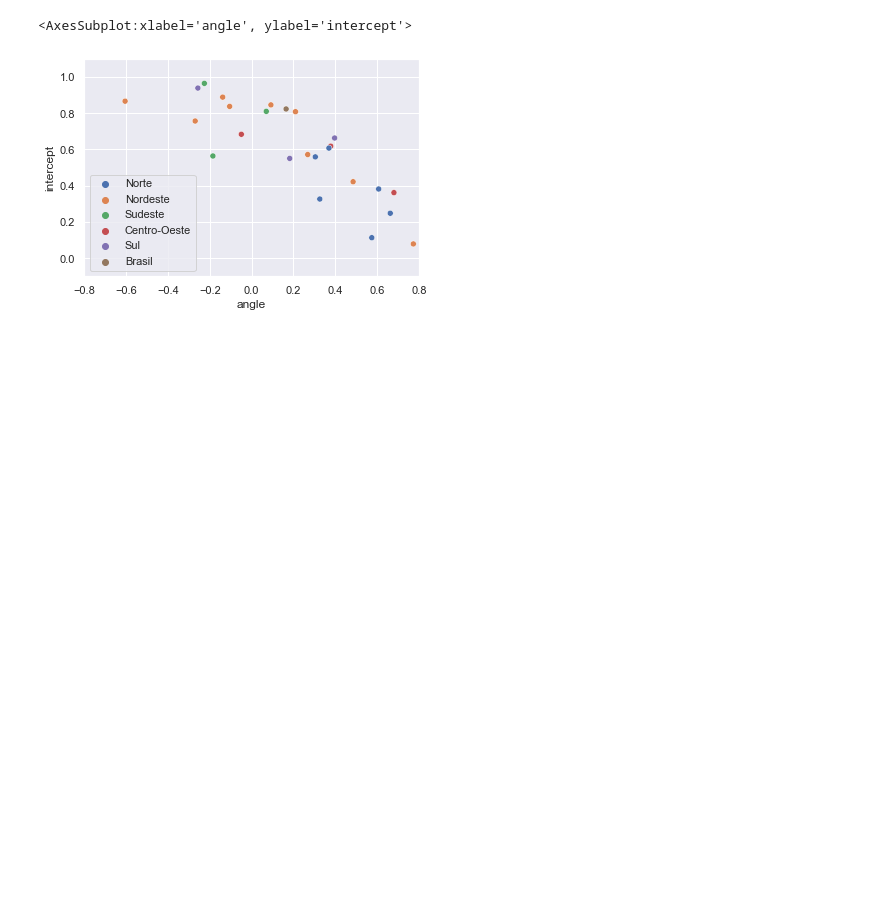
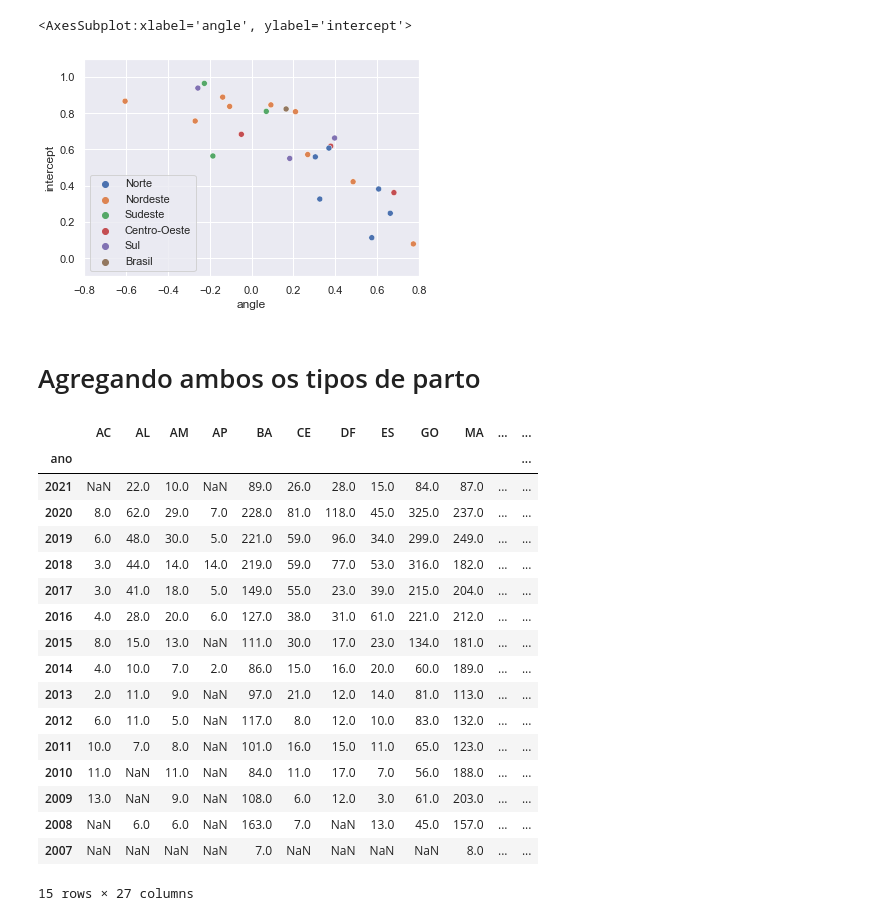
Before and after one commit to lucaslopes/gestantes, a Jupyter notebook: notebook.ipynb, the cells around one changed output. Saved outputs shown, nothing was run; the diff lists cells and outputs as text; code cells hidden in the pictures; blank space fills up the shorter version.

```diff
--- a/notebook.ipynb
+++ b/notebook.ipynb
@@ -187,3 +187,5 @@ plot_scatter(params_regiao_cesariano)
 # %% [output]
 <AxesSubplot:xlabel='angle', ylabel='intercept'>
 [figure]
+# %% [markdown]
+# Agregando ambos os tipos de parto
@@ -189,0 +208,22 @@ plot_scatter(params_regiao_cesariano)
+# %%
+i = 6
+pd.read_csv(f'data/xz/uf_ano_ambos_c{i}.csv.xz', index_col=0)
+# %% [output]
+|  | AC | AL | AM | AP | BA | CE | DF | ES | GO | MA | ... | ... |
+| ano |  |  |  |  |  |  |  |  |  |  |  | ... |
+| 2021 | NaN | 22.0 | 10.0 | NaN | 89.0 | 26.0 | 28.0 | 15.0 | 84.0 | 87.0 | ... | ... |
+| 2020 | 8.0 | 62.0 | 29.0 | 7.0 | 228.0 | 81.0 | 118.0 | 45.0 | 325.0 | 237.0 | ... | ... |
+| 2019 | 6.0 | 48.0 | 30.0 | 5.0 | 221.0 | 59.0 | 96.0 | 34.0 | 299.0 | 249.0 | ... | ... |
+| 2018 | 3.0 | 44.0 | 14.0 | 14.0 | 219.0 | 59.0 | 77.0 | 53.0 | 316.0 | 182.0 | ... | ... |
+| 2017 | 3.0 | 41.0 | 18.0 | 5.0 | 149.0 | 55.0 | 23.0 | 39.0 | 215.0 | 204.0 | ... | ... |
+| 2016 | 4.0 | 28.0 | 20.0 | 6.0 | 127.0 | 38.0 | 31.0 | 61.0 | 221.0 | 212.0 | ... | ... |
+| 2015 | 8.0 | 15.0 | 13.0 | NaN | 111.0 | 30.0 | 17.0 | 23.0 | 134.0 | 181.0 | ... | ... |
+| 2014 | 4.0 | 10.0 | 7.0 | 2.0 | 86.0 | 15.0 | 16.0 | 20.0 | 60.0 | 189.0 | ... | ... |
+| 2013 | 2.0 | 11.0 | 9.0 | NaN | 97.0 | 21.0 | 12.0 | 14.0 | 81.0 | 113.0 | ... | ... |
+| 2012 | 6.0 | 11.0 | 5.0 | NaN | 117.0 | 8.0 | 12.0 | 10.0 | 83.0 | 132.0 | ... | ... |
+| 2011 | 10.0 | 7.0 | 8.0 | NaN | 101.0 | 16.0 | 15.0 | 11.0 | 65.0 | 123.0 | ... | ... |
+| 2010 | 11.0 | NaN | 11.0 | NaN | 84.0 | 11.0 | 17.0 | 7.0 | 56.0 | 188.0 | ... | ... |
+| 2009 | 13.0 | NaN | 9.0 | NaN | 108.0 | 6.0 | 12.0 | 3.0 | 61.0 | 203.0 | ... | ... |
+| 2008 | NaN | 6.0 | 6.0 | NaN | 163.0 | 7.0 | NaN | 13.0 | 45.0 | 157.0 | ... | ... |
+| 2007 | NaN | NaN | NaN | NaN | 7.0 | NaN | NaN | NaN | NaN | 8.0 | ... | ... |
+15 rows × 27 columns
```
Also changed, not shown: parts of 1 cell of this notebook, 5 other files.
